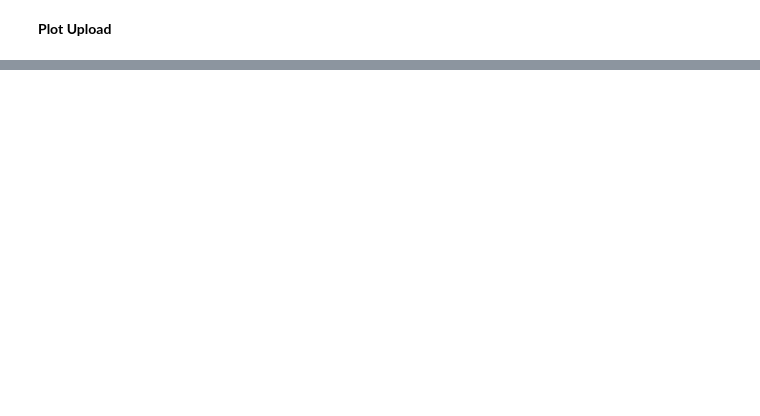
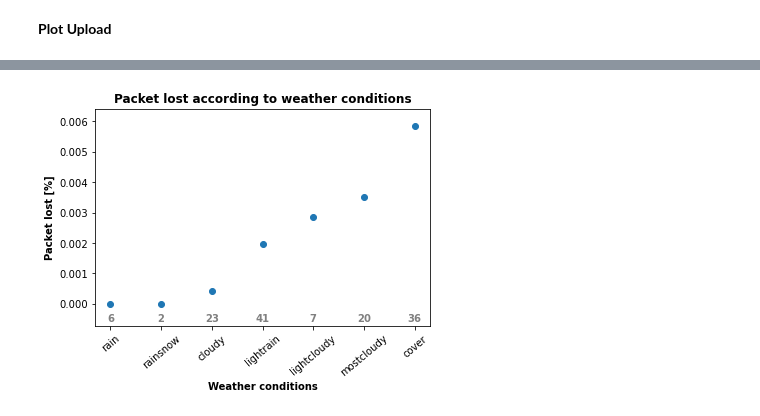
Before and after one commit to lvalkenberg/LINFO2142, a Jupyter notebook: analyse/Rapport.ipynb, the cells around one changed output, grey strips where cells are left out. Drawn from its saved outputs; the diff is of its cells as text; code cells hidden in the pictures; blank space fills up the shorter version.

```diff
--- a/analyse/Rapport.ipynb
+++ b/analyse/Rapport.ipynb
@@ -400,0 +423,18 @@ plt.show()
+# %%
+scale = sort_weather_lost[len(sort_weather_lost)-1][1]
+
+plt.scatter(*zip(*sort_weather_lost))
+plt.ylim(-scale/8, sort_weather_lost[len(sort_weather_lost)-1][1]*1.1)
+plt.xticks(rotation=40)
+
+for i in range(xl):
+    plt.text(i, -scale/10,weather_type_measurment[sort_weather_lost[i][0]] , horizontalalignment='center',size='medium', weight='bold',color="grey")
+
+plt.title('Packet lost according to weather conditions', fontweight='bold')
+plt.ylabel('Packet lost [%]', fontweight='bold')
+plt.xlabel('Weather conditions', fontweight='bold')
+
+plt.savefig('../plot/lost.pdf')
+plt.show()
+# %% [output]
+[figure, added]
```
Also changed, not shown: parts of 9 cells of this notebook, 19 other files.
